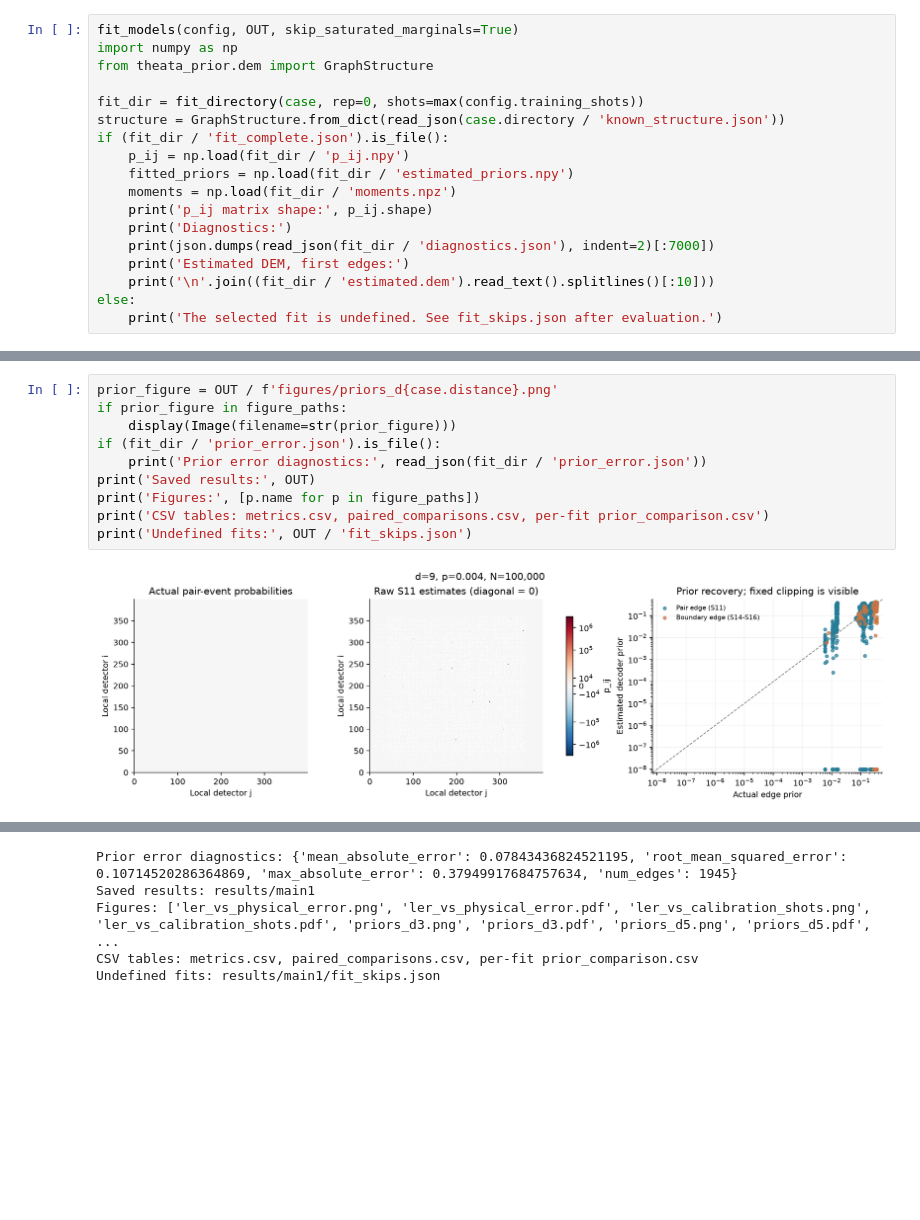
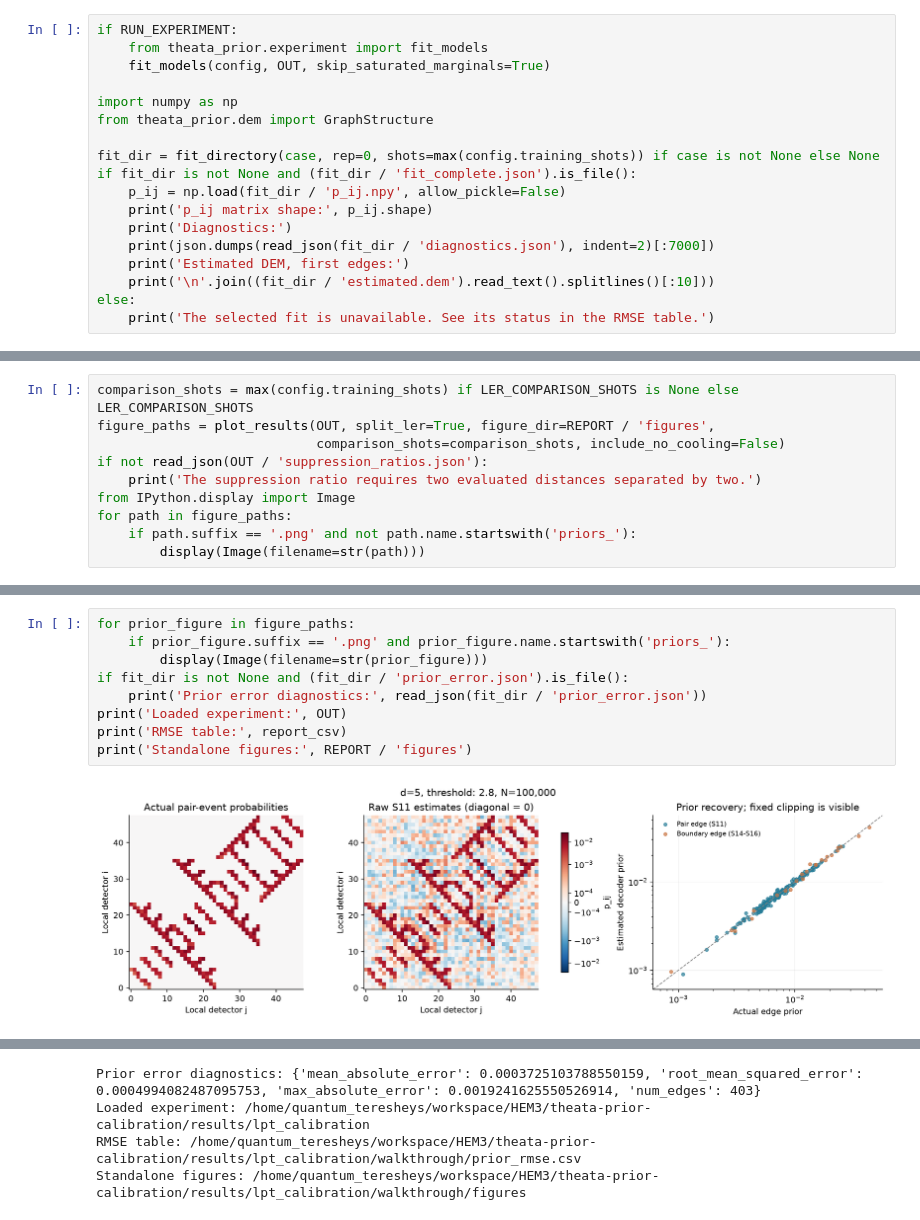
Before and after one commit to AKTKN/theata-prior-calibration, a Jupyter notebook: notebooks/calibration_walkthrough.ipynb, the cells around one changed output, grey strips where cells are left out. Cells and saved outputs as stored; diff of their text form; blank space fills up the shorter version.

Commit message:
Apply the same setting with the original paper of prior calibration.

```diff
--- a/notebooks/calibration_walkthrough.ipynb
+++ b/notebooks/calibration_walkthrough.ipynb
@@ -179,21 +265,21 @@ incident pair priors. Diagnostics record all interventions.
 S11 requires empirical detector means below 1/2. The notebook records fits
 outside this range as undefined and continues with the available fits.
 # %%
-fit_models(config, OUT, skip_saturated_marginals=True)
+if RUN_EXPERIMENT:
+    from theata_prior.experiment import fit_models
+    fit_models(config, OUT, skip_saturated_marginals=True)
+
 import numpy as np
 from theata_prior.dem import GraphStructure
 
-fit_dir = fit_directory(case, rep=0, shots=max(config.training_shots))
-structure = GraphStructure.from_dict(read_json(case.directory / 'known_structure.json'))
-if (fit_dir / 'fit_complete.json').is_file():
-    p_ij = np.load(fit_dir / 'p_ij.npy')
-    fitted_priors = np.load(fit_dir / 'estimated_priors.npy')
-    moments = np.load(fit_dir / 'moments.npz')
+fit_dir = fit_directory(case, rep=0, shots=max(config.training_shots)) if case is not None else None
+if fit_dir is not None and (fit_dir / 'fit_complete.json').is_file():
+    p_ij = np.load(fit_dir / 'p_ij.npy', allow_pickle=False)
     print('p_ij matrix shape:', p_ij.shape)
     print('Diagnostics:')
     print(json.dumps(read_json(fit_dir / 'diagnostics.json'), indent=2)[:7000])
     print('Estimated DEM, first edges:')
     print('\n'.join((fit_dir / 'estimated.dem').read_text().splitlines()[:10]))
 else:
-    print('The selected fit is undefined. See fit_skips.json after evaluation.')
+    print('The selected fit is unavailable. See its status in the RMSE table.')
 # %% [output]
@@ -330,0 +421,10 @@ display(Image(filename=str(OUT / 'figures/ler_vs_calibration_shots.png')))
+# %%
+comparison_shots = max(config.training_shots) if LER_COMPARISON_SHOTS is None else LER_COMPARISON_SHOTS
+figure_paths = plot_results(OUT, split_ler=True, figure_dir=REPORT / 'figures',
+                            comparison_shots=comparison_shots, include_no_cooling=False)
+if not read_json(OUT / 'suppression_ratios.json'):
+    print('The suppression ratio requires two evaluated distances separated by two.')
+from IPython.display import Image
+for path in figure_paths:
+    if path.suffix == '.png' and not path.name.startswith('priors_'):
+        display(Image(filename=str(path)))
@@ -337,14 +554,13 @@ remain visible in the raw matrix; floor-clipped decoder probabilities appear
 on the floor line in the scatter plot. True priors are accessed only for this
 post-fit comparison.
 # %%
-prior_figure = OUT / f'figures/priors_d{case.distance}.png'
-if prior_figure in figure_paths:
-    display(Image(filename=str(prior_figure)))
-if (fit_dir / 'prior_error.json').is_file():
+for prior_figure in figure_paths:
+    if prior_figure.suffix == '.png' and prior_figure.name.startswith('priors_'):
+        display(Image(filename=str(prior_figure)))
+if fit_dir is not None and (fit_dir / 'prior_error.json').is_file():
     print('Prior error diagnostics:', read_json(fit_dir / 'prior_error.json'))
-print('Saved results:', OUT)
-print('Figures:', [p.name for p in figure_paths])
-print('CSV tables: metrics.csv, paired_comparisons.csv, per-fit prior_comparison.csv')
-print('Undefined fits:', OUT / 'fit_skips.json')
+print('Loaded experiment:', OUT)
+print('RMSE table:', report_csv)
+print('Standalone figures:', REPORT / 'figures')
 # %% [output]
-[figure, old version]
+[figure, new version]
@@ -351,5 +568,4 @@ print('Undefined fits:', OUT / 'fit_skips.json')
-Prior error diagnostics: {'mean_absolute_error': 0.07843436824521195, 'root_mean_squared_error': 0.10714520286364869, 'max_absolute_error': 0.37949917684757634, 'num_edges': 1945}
-Saved results: results/main1
-Figures: ['ler_vs_physical_error.png', 'ler_vs_physical_error.pdf', 'ler_vs_calibration_shots.png', 'ler_vs_calibration_shots.pdf', 'priors_d3.png', 'priors_d3.pdf', 'priors_d5.png', 'priors_d5.pdf',  ...
-CSV tables: metrics.csv, paired_comparisons.csv, per-fit prior_comparison.csv
-Undefined fits: results/main1/fit_skips.json
+Prior error diagnostics: {'mean_absolute_error': 0.0003725103788550159, 'root_mean_squared_error': 0.0004994082487095753, 'max_absolute_error': 0.0019241625550526914, 'num_edges': 403}
+Loaded experiment: /home/quantum_teresheys/workspace/HEM3/theata-prior-calibration/results/lpt_calibration
+RMSE table: /home/quantum_teresheys/workspace/HEM3/theata-prior-calibration/results/lpt_calibration/walkthrough/prior_rmse.csv
+Standalone figures: /home/quantum_teresheys/workspace/HEM3/theata-prior-calibration/results/lpt_calibration/walkthrough/figures
```
Also changed, not shown: parts of 23 cells of this notebook, 36 other files.
